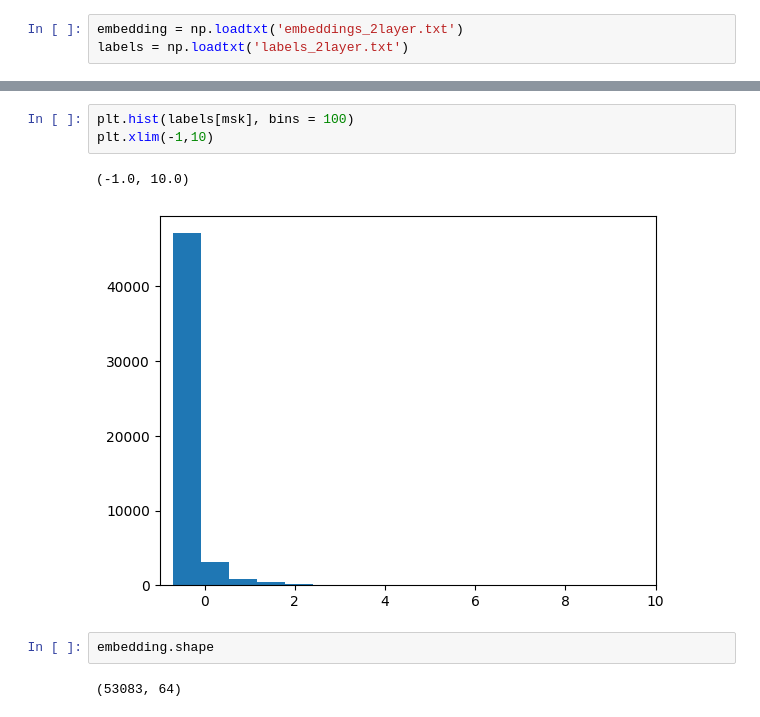
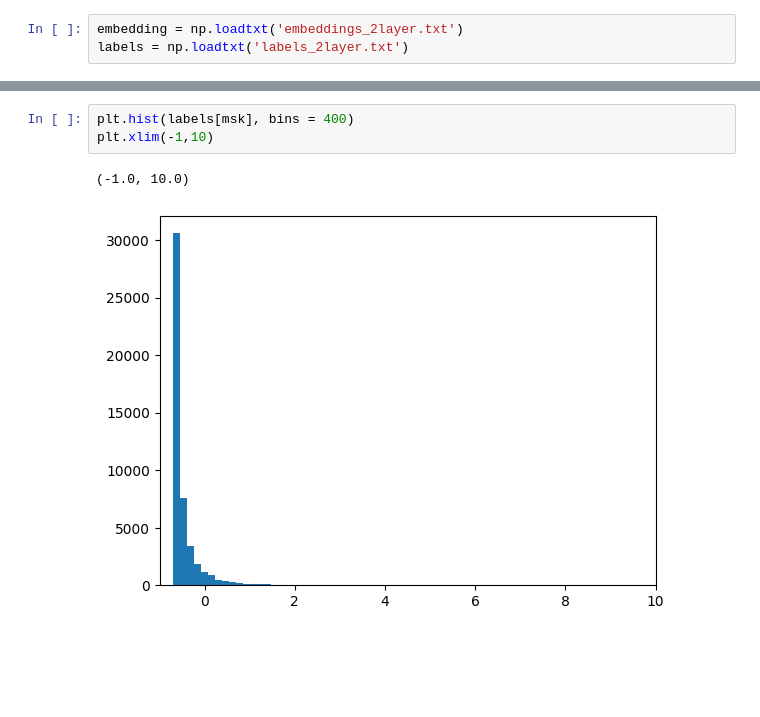
Before and after one commit to davhofer/datathon24, a Jupyter notebook: notebooks/anomaly_detection.ipynb, the cells around one changed output, grey strips where cells are left out. Saved outputs shown, nothing was run; the diff lists cells and outputs as text; blank space fills up the shorter version.

```diff
--- a/notebooks/anomaly_detection.ipynb
+++ b/notebooks/anomaly_detection.ipynb
@@ -526,12 +948,8 @@ plot_2D(embedding[msk], labels[msk])
 # %%
-plt.hist(labels[msk], bins = 100)
+plt.hist(labels[msk], bins = 400)
 plt.xlim(-1,10)
 # %% [output]
 (-1.0, 10.0)
-[figure, old version]
+[figure, new version]
-# %%
-embedding.shape
-# %% [output]
-(53083, 64)
 # %%
 pca = PCA()
```
Also changed, not shown: parts of 28 cells of this notebook.
